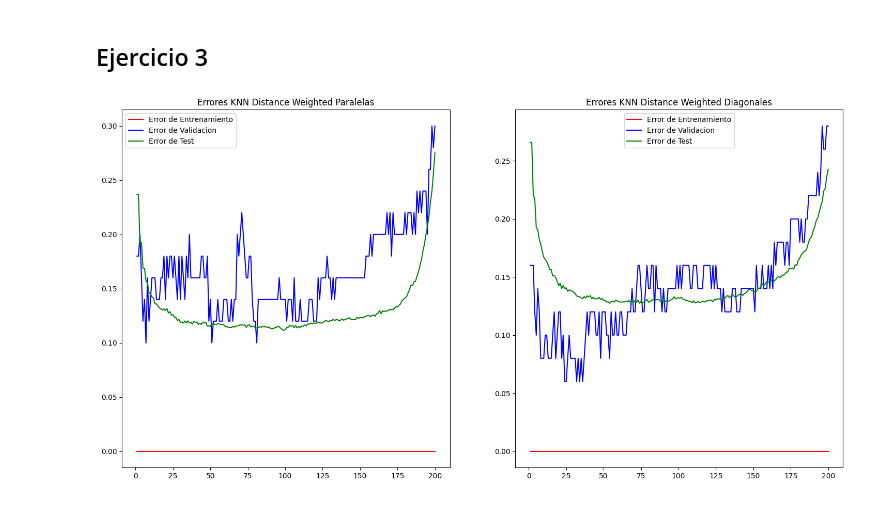
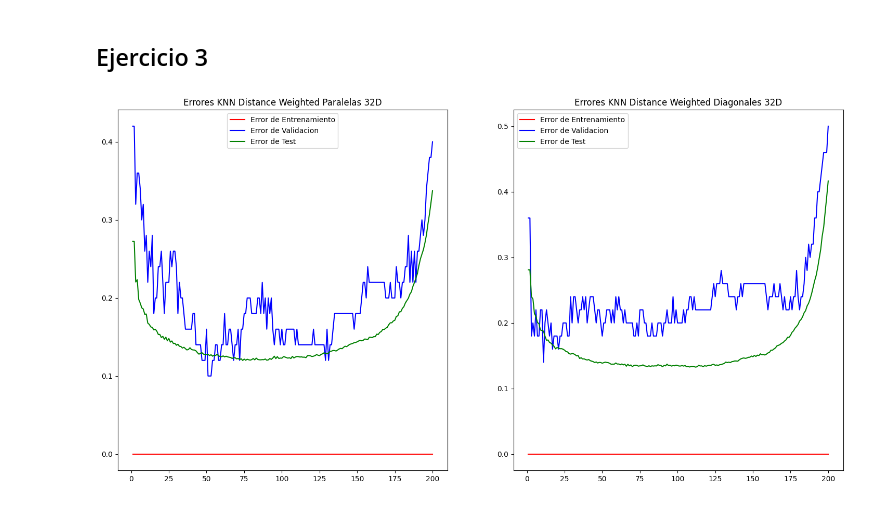
Before and after one commit to Pomarola/IAA, a Jupyter notebook: TP4 Lucas Poma.ipynb, the cells around one changed output. Cells and saved outputs as stored; diff of their text form; code cells hidden in the pictures.

```diff
--- a/TP4 Lucas Poma.ipynb
+++ b/TP4 Lucas Poma.ipynb
@@ -50,6 +54,32 @@ def entrenar_red_peso(red, evaluaciones, X_train, y_train, X_test, y_test):
         error_test.append(error_clasificacion(y_test, red.predict(X_test)))
 
     return red, error_train, error_test, weight_sum
+
+def entrenar_red(red, evaluaciones, X_train, y_train, X_val, y_val, X_test, y_test, funcion_error):
+    error_val = []
+    error_train = []
+    error_test = []
+    min_error_val = float('inf')
+
+    for i in range(evaluaciones):
+        red.fit(X_train, y_train)
+        aux_err_val = funcion_error(y_val, red.predict(X_val))
+
+        if aux_err_val < min_error_val:
+            min_error_val = aux_err_val
+            best_red = copy.deepcopy(red)
+
+        error_val.append(aux_err_val)
+        error_train.append(funcion_error(y_train, red.predict(X_train)))
+        error_test.append(funcion_error(y_test, red.predict(X_test)))
+
+    return best_red, error_train, error_val, error_test
+
+def error_regresion(y, y_pred):
+    return sk.metrics.mean_squared_error(y, y_pred)
+
+def entrenar_red_regresion(regr, evaluaciones, X_train, y_train, X_val, y_val, X_test, y_test):
+    return entrenar_red(regr, evaluaciones, X_train, y_train, X_val, y_val, X_test, y_test, error_regresion)
 # %% [markdown]
 ### Bayes
 # %%
@@ -496,33 +528,33 @@ dataDiagonales1NN = []
 # %%
 fig, axs = plt.subplots(1, 2, figsize=(18, 9))
 testParalelas10000 = paralelas(testSamples, 32, overlap)
 X_test = testParalelas10000.drop(columns=['class'])
 y_test = testParalelas10000['class']
 
 dfParalelas = paralelas(250, 32, overlap)
 X = dfParalelas.drop(columns=['class'])
 y = dfParalelas['class']
 
 X_train, X_val, y_train, y_val = train_test_split(X, y, test_size=0.2)
 
 bestknn, error_train, error_val, error_test = entrenar_knn_clasificacion_peso(MAX_VECINOS, X_train, y_train, X_val, y_val, X_test, y_test)
-plot_errors_knn(axs[0], error_train, error_val, error_test, MAX_VECINOS, 'Errores KNN Distance Weighted Paralelas')
+plot_errors_knn(axs[0], error_train, error_val, error_test, MAX_VECINOS, 'Errores KNN Distance Weighted Paralelas 32D')
 
-testDiagonales10000 = diagonales(testSamples, dimension, overlap)
+testDiagonales10000 = diagonales(testSamples, 32, overlap)
 X_test = testDiagonales10000.drop(columns=['class'])
 y_test = testDiagonales10000['class']
 
-dfDiagonales = diagonales(250, dimension, overlap)
+dfDiagonales = diagonales(250, 32, overlap)
 X = dfDiagonales.drop(columns=['class'])
 y = dfDiagonales['class']
 
 X_train, X_val, y_train, y_val = train_test_split(X, y, test_size=0.2)
 
 bestknn, error_train, error_val, error_test = entrenar_knn_clasificacion_peso(MAX_VECINOS, X_train, y_train, X_val, y_val, X_test, y_test)
-plot_errors_knn(axs[1], error_train, error_val, error_test, MAX_VECINOS, 'Errores KNN Distance Weighted Diagonales')
+plot_errors_knn(axs[1], error_train, error_val, error_test, MAX_VECINOS, 'Errores KNN Distance Weighted Diagonales 32D')
 plt.show()
 # %% [output]
-[figure, old version]
+[figure, new version]
 # %%
 for dimension in dimensiones:
     testDiagonales10000 = diagonales(testSamples, dimension, overlap)
```
Also changed, not shown: parts of 21 cells of this notebook.
